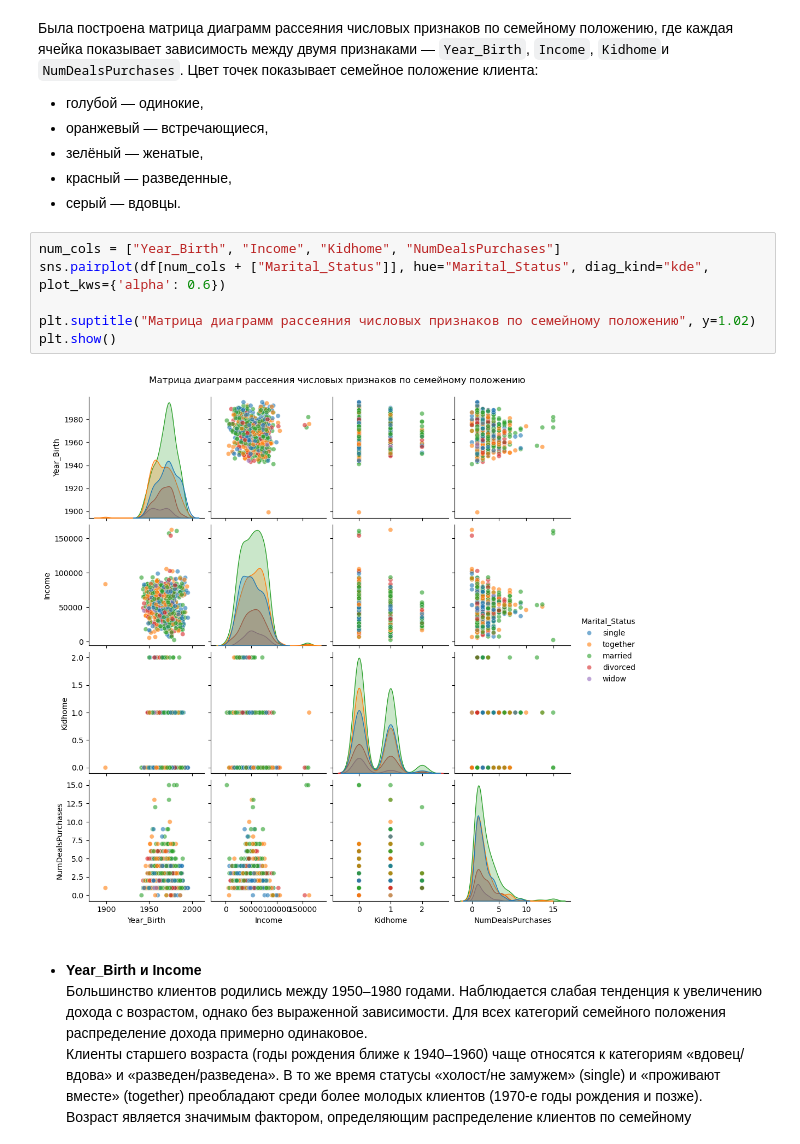
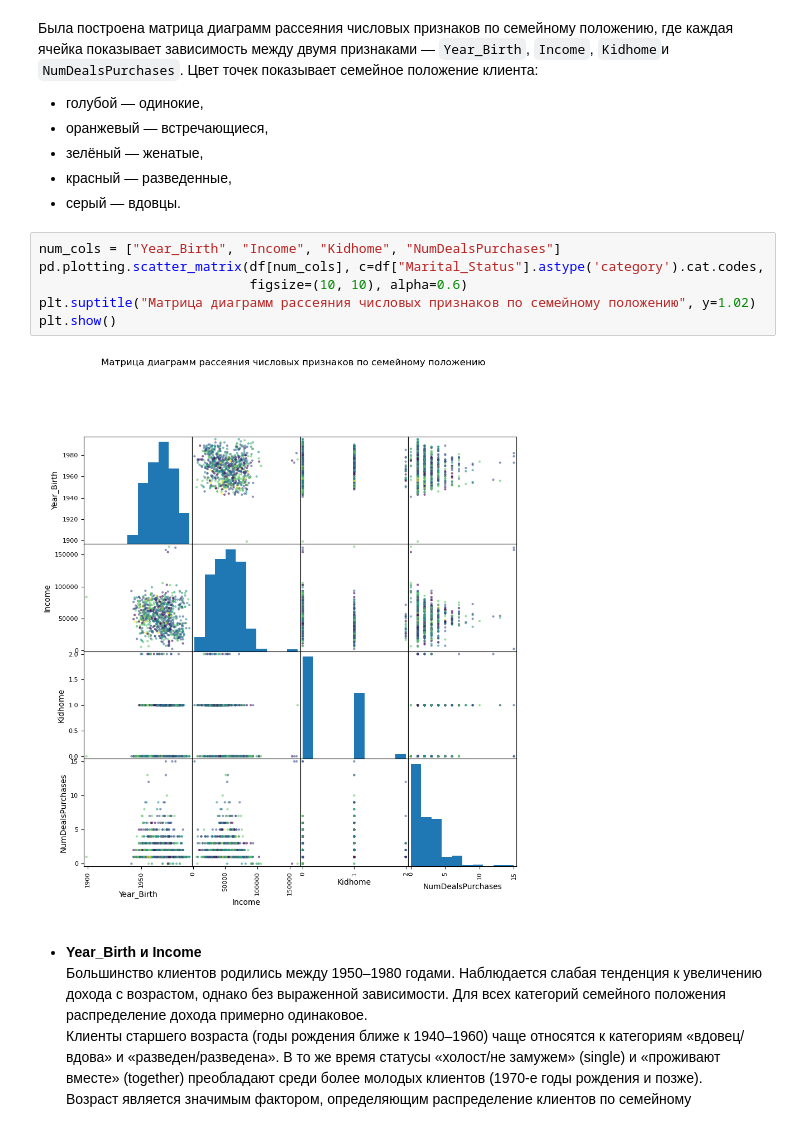
Before and after one commit to groshem/data_analysis, a Jupyter notebook: LR2_Mikhailova_6.ipynb, the cells around one changed output. Cells and saved outputs as stored; diff of their text form.

Commit message:
Add files via upload
Использование plot, расширенный вывод по работе, привязанный к изученной предметной области

```diff
--- a/LR2_Mikhailova_6.ipynb
+++ b/LR2_Mikhailova_6.ipynb
@@ -248,12 +248,12 @@ dtype: object
 - серый — вдовцы.
 # %%
 num_cols = ["Year_Birth", "Income", "Kidhome", "NumDealsPurchases"]
-sns.pairplot(df[num_cols + ["Marital_Status"]], hue="Marital_Status", diag_kind="kde", plot_kws={'alpha': 0.6})
-
+pd.plotting.scatter_matrix(df[num_cols], c=df["Marital_Status"].astype('category').cat.codes,
+                           figsize=(10, 10), alpha=0.6)
 plt.suptitle("Матрица диаграмм рассеяния числовых признаков по семейному положению", y=1.02)
 plt.show()
 # %% [output]
-[figure, old version]
+[figure, new version]
 # %% [markdown]
 - **Year_Birth и Income**\
   Большинство клиентов родились между 1950–1980 годами. Наблюдается слабая тенденция к увеличению дохода с возрастом, однако без выраженной зависимости. Для всех категорий семейного положения распределение дохода примерно одинаковое.\
```
Also changed, not shown: parts of 8 cells of this notebook.
